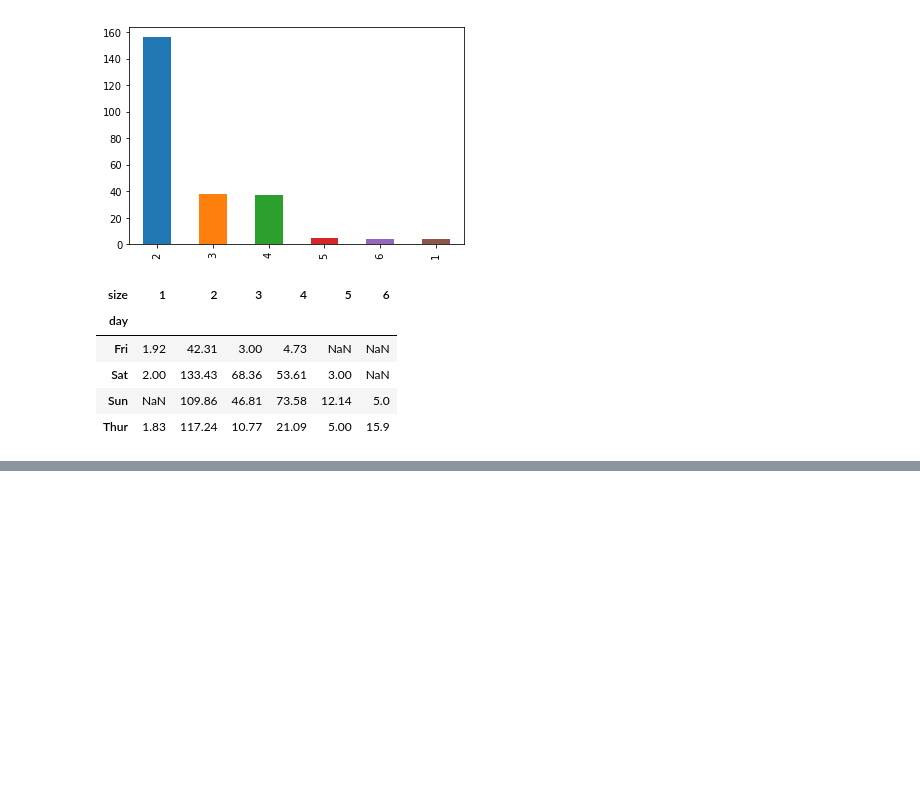
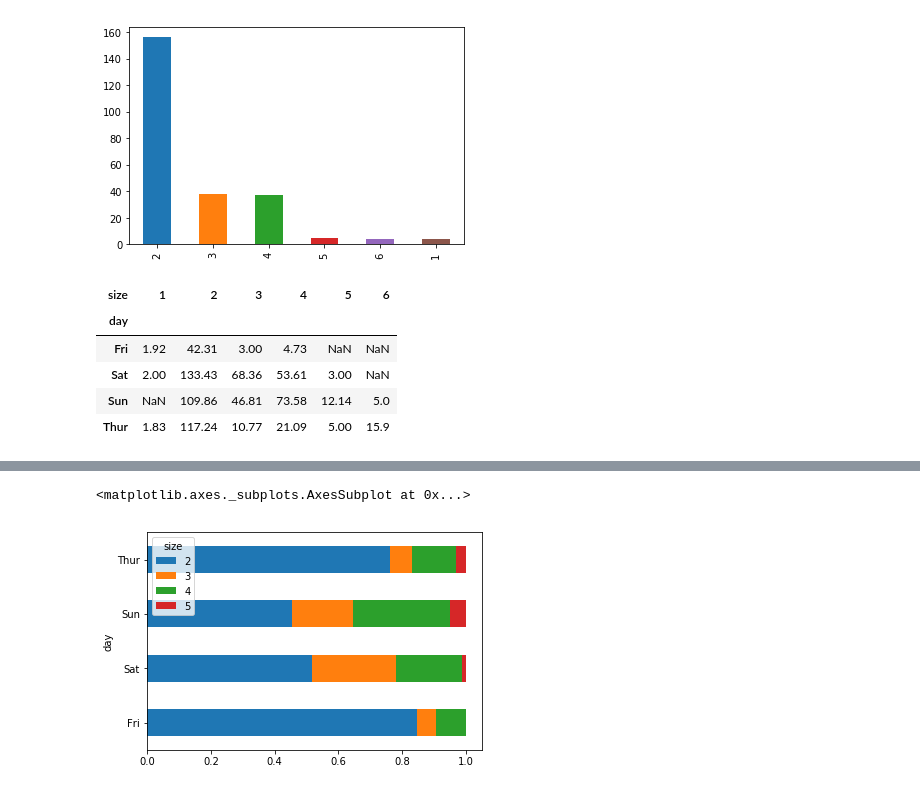
Before and after one commit to longfengpili/python-for-data-analysis, a Jupyter notebook: 第八章.ipynb, the cells around one changed output, grey strips where cells are left out. Saved outputs shown, nothing was run; the diff lists cells and outputs as text; code cells hidden in the pictures; blank space fills up the shorter version.

```diff
--- a/第八章.ipynb
+++ b/第八章.ipynb
@@ -330,0 +339,2 @@ pd.crosstab(tips['day'],tips['size'],values=tips['tip'],aggfunc='sum')
+# %%
+party_pcts = party_counts.div(party_counts.sum(1).astype(float),axis=0)
@@ -330,0 +350,5 @@ pd.crosstab(tips['day'],tips['size'],values=tips['tip'],aggfunc='sum')
+# %%
+party_pcts.plot(kind='barh',stacked=True)
+# %% [output]
+<matplotlib.axes._subplots.AxesSubplot at 0x...>
+[figure, added]
```
Also changed, not shown: parts of 49 cells of this notebook, 1 other file.
